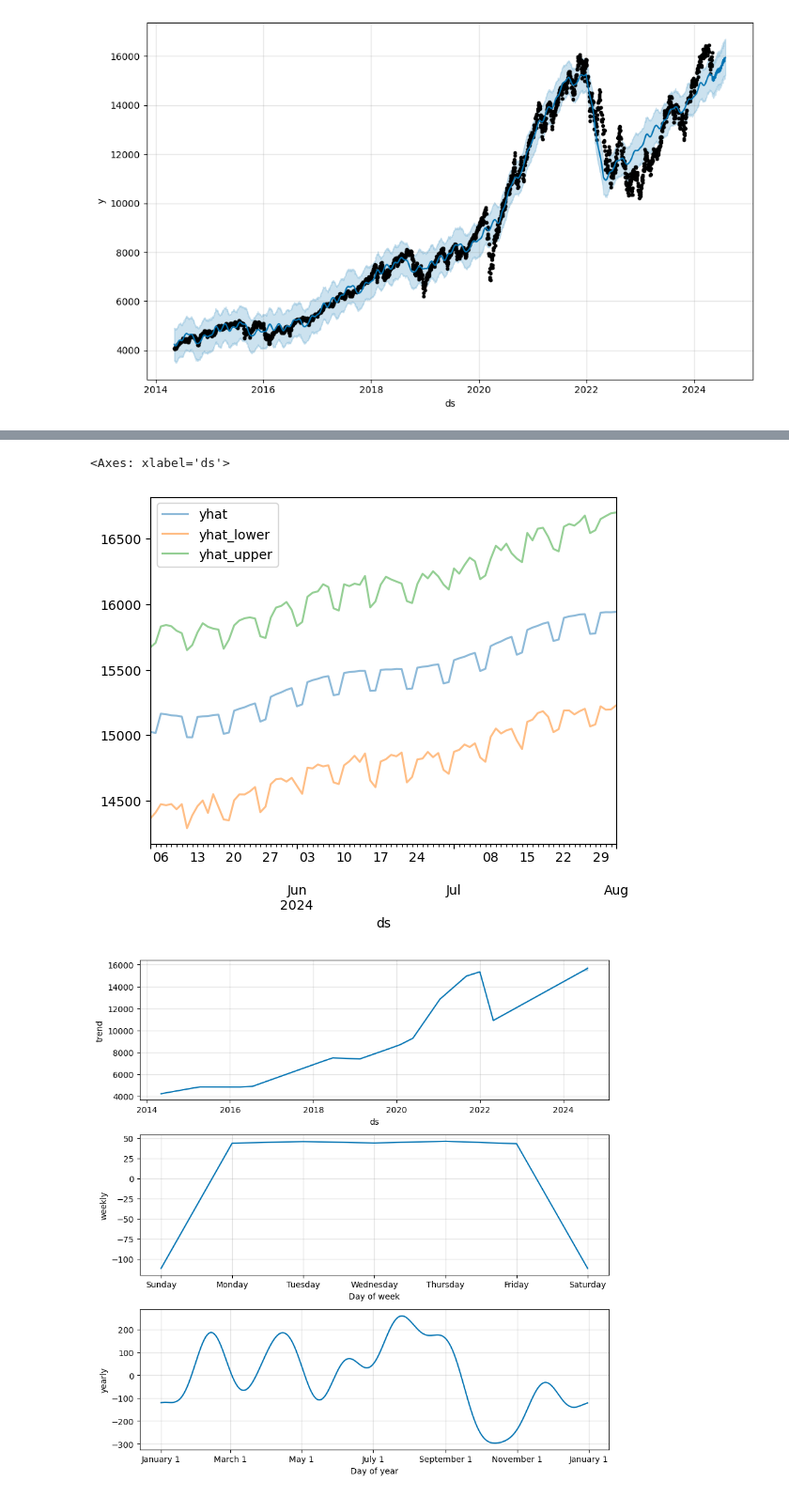
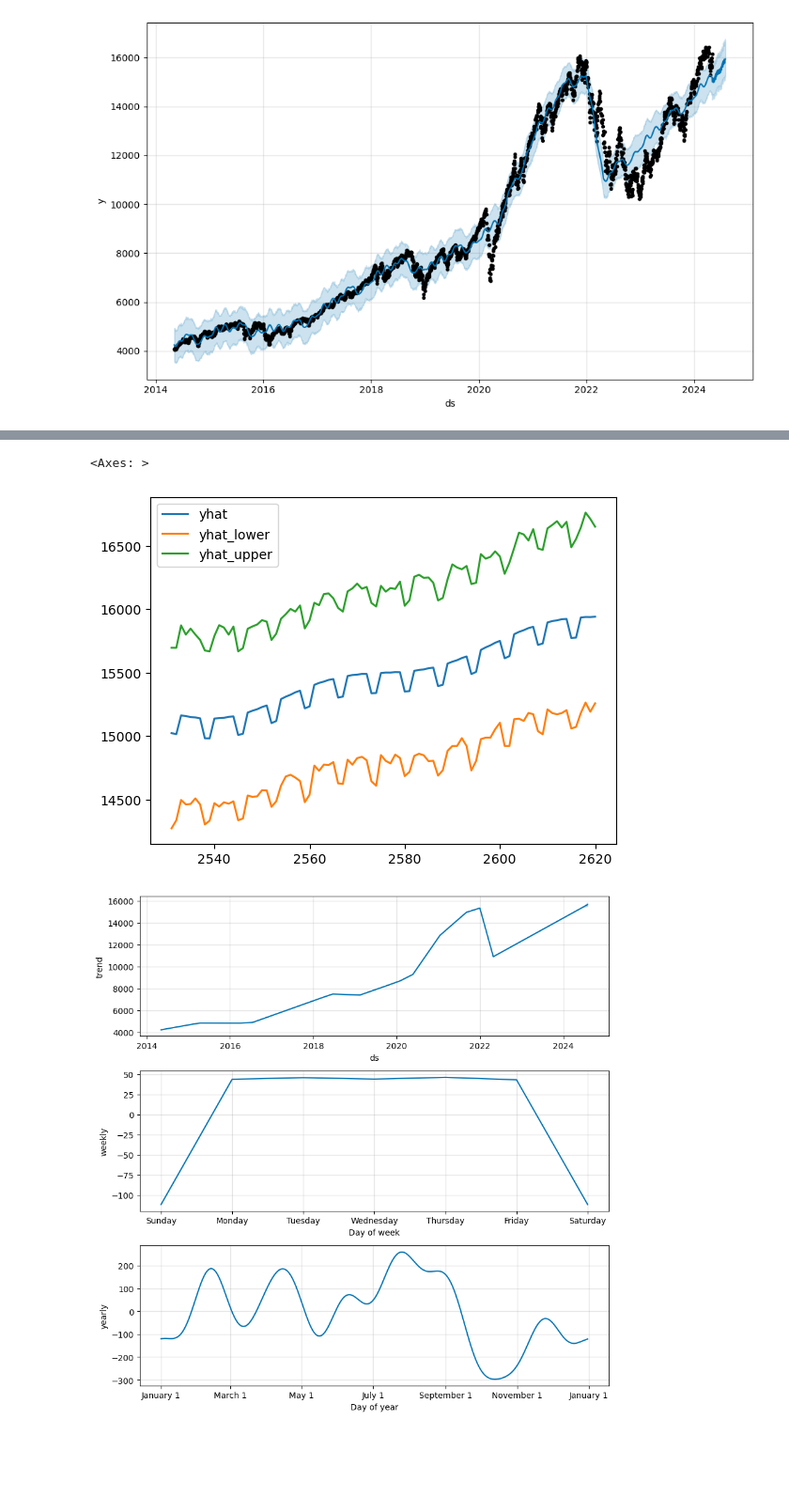
Before and after one commit to itaylor1645/project_1, a Jupyter notebook: stocks.ipynb, the cells around one changed output, grey strips where cells are left out. Shown at 94% size. Drawn from its saved outputs; the diff is of its cells as text; code cells hidden in the pictures; blank space fills up the shorter version.

```diff
--- a/stocks.ipynb
+++ b/stocks.ipynb
@@ -485,12 +485,10 @@ nasdaq_forecast[['yhat', 'yhat_lower', 'yhat_upper']]
 # %%
 # From the nasdaq_forecast DataFrame, plot the data to visualize
 #  the yhat, yhat_lower, and yhat_upper columns over the last 90 days
-nasdaq_forecast[['yhat', 'yhat_lower', 'yhat_upper']].iloc[-90:,:].plot(
-    alpha = .5
-)
+nasdaq_forecast[['yhat', 'yhat_lower', 'yhat_upper']].iloc[-90:,:].plot()
 # %% [output]
-<Axes: xlabel='ds'>
+<Axes: >
-[figure, old version]
+[figure, new version]
 # %%
 # Reset the index in the nasdaq_forecast DataFrame
 nasdaq_forecast = nasdaq_forecast.reset_index()
```
Also changed, not shown: parts of 9 cells of this notebook.
